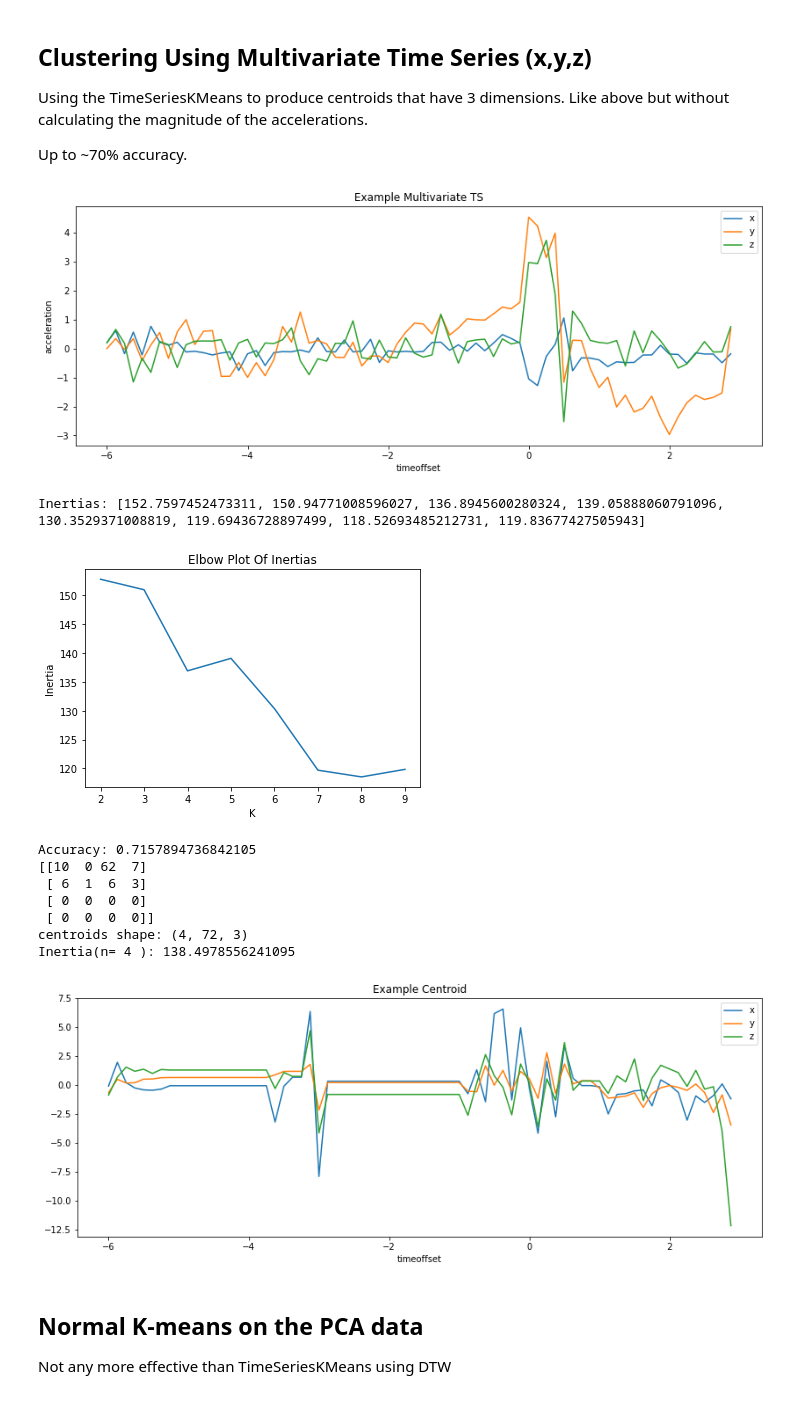
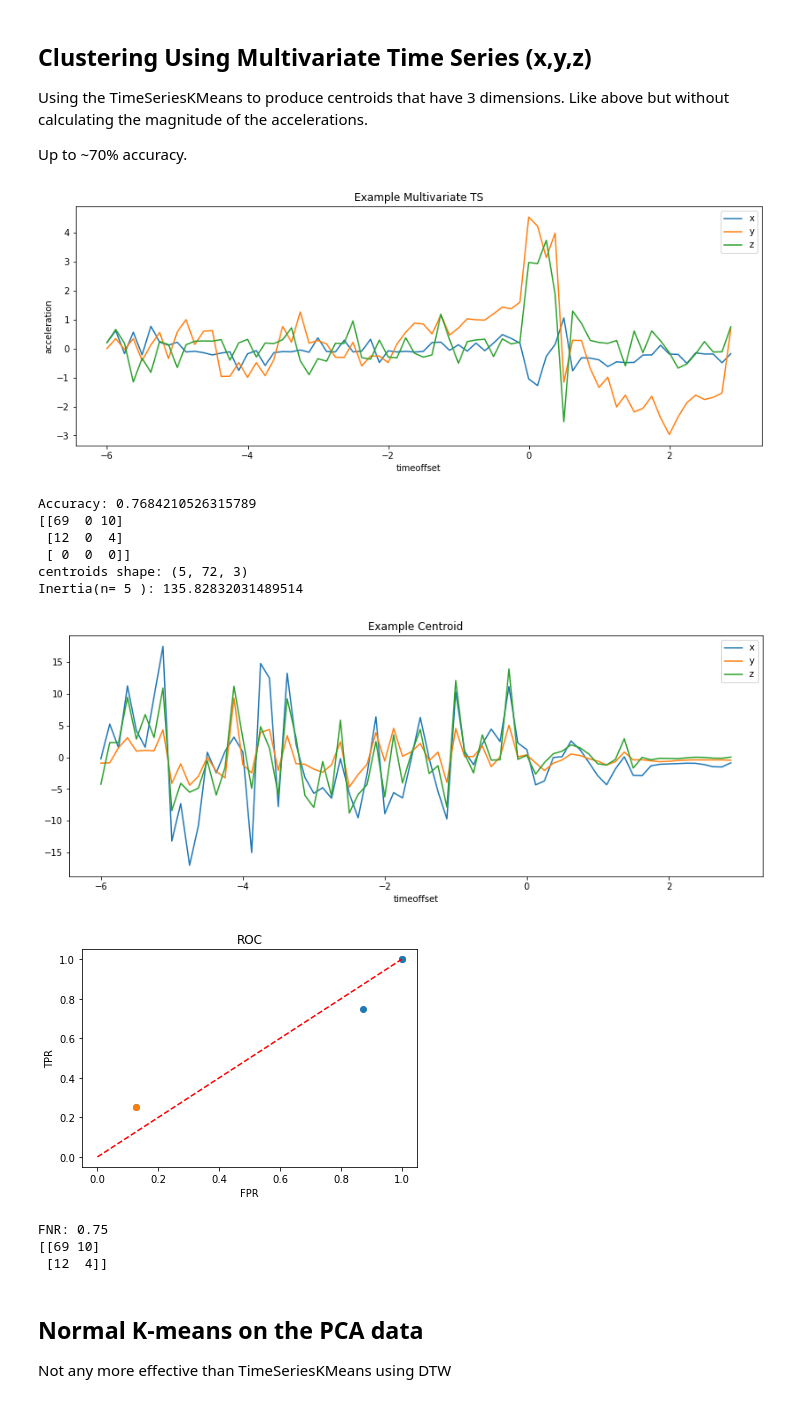
Before and after one commit to cwhite098/MDM3_Project1_Quartix, a Jupyter notebook: Data_Exploration.ipynb, the cells around one changed output. Cells and saved outputs as stored; diff of their text form; code cells hidden in the pictures.

Commit message:
added optimal clustering and roc to each clustering method

```diff
--- a/Data_Exploration.ipynb
+++ b/Data_Exploration.ipynb
@@ -350,7 +350,7 @@ plt.show()
 
 # Run KMeans with DTW
 n_clusters = 5
-km = TimeSeriesKMeans(n_clusters, metric='dtw', dtw_inertia=True)
+km = TimeSeriesKMeans(n_clusters, metric='softdtw', dtw_inertia=True)
 #km = KShape(n_clusters)
 km.fit(train_mags)
 y_pred = km.predict(test_mags)
@@ -377,6 +377,11 @@ for i in range(n_clusters):
     plt.plot(timeoffset, centroids[i,:])
 plt.title('Centroids'), plt.xlabel('timeoffset')
 plt.show()
+
+conmat = confusion_matrix(y, y_pred)
+optimal_mat, optimal_assignment, optimal_FNR = get_optimal_conmat(conmat)
+print('FNR:', optimal_FNR)
+print(optimal_mat)
 # %% [output]
 [figure]
 Explained Variances: [0.37889515 0.14535514 0.07110845 0.03839269]
@@ -419,50 +429,56 @@ for i in range(3):
 plt.title('Example Multivariate TS'), plt.xlabel('timeoffset'), plt.ylabel('acceleration'), plt.legend()
 plt.show()
 
-
+'''
 # Finding optimal number of clusters
 inertias = []
 for n in range(2,10):
     km = TimeSeriesKMeans(n, metric='dtw', dtw_inertia=True)
     km.fit(train_tilts)
     inertias.append(km.inertia_)
 print('Inertias:', inertias)
 plt.plot(range(2,10), inertias)
 plt.title('Elbow Plot Of Inertias'), plt.xlabel('K'), plt.ylabel('Inertia')
 plt.show()
-
+'''
 
 # Run KMeans with DTW
-n_clusters = 4
-km = TimeSeriesKMeans(n_clusters, metric='dtw', dtw_inertia=True)
+n_clusters = 5
+km = TimeSeriesKMeans(n_clusters, metric='softdtw', dtw_inertia=True)
 #km = KShape(n_clusters)
 km.fit(train_tilts)
 y_pred = km.predict(test_tilts)
 print('Accuracy:', acc(np.array(y), np.array(y_pred)))
 print(confusion_matrix(y, y_pred))
 centroids = km.cluster_centers_
 print('centroids shape:', centroids.shape)
 #centroids = np.reshape(centroids, (n_clusters,72))
 print('Inertia(n=',n_clusters,'):', km.inertia_)
 
 # Plot Example, multivariate centroid
 fig=plt.figure(figsize=(14,5))
 for i in range(3):
     plt.plot(timeoffset, centroids[1,:,i], label = dirs[i])
 plt.title('Example Centroid'), plt.xlabel('timeoffset'), plt.legend()
 plt.show()
+
+conmat = confusion_matrix(y, y_pred)
+optimal_mat, optimal_assignment, optimal_FNR = get_optimal_conmat(conmat)
+print('FNR:', optimal_FNR)
+print(optimal_mat)
 # %% [output]
 [figure]
-Inertias: [152.7597452473311, 150.94771008596027, 136.8945600280324, 139.05888060791096, 130.3529371008819, 119.69436728897499, 118.52693485212731, 119.83677427505943]
+Accuracy: 0.7684210526315789
+[[69  0 10]
+ [12  0  4]
+ [ 0  0  0]]
+centroids shape: (5, 72, 3)
+Inertia(n= 5 ): 135.82832031489514
-[figure, old version]
+[figure, new version]
+[figure, new version]
-Accuracy: 0.7157894736842105
-[[10  0 62  7]
- [ 6  1  6  3]
- [ 0  0  0  0]
- [ 0  0  0  0]]
-centroids shape: (4, 72, 3)
-Inertia(n= 4 ): 138.4978556241095
+FNR: 0.75
+[[69 10]
+ [12  4]]
-[figure, old version]
 # %% [markdown]
 ## Normal K-means on the PCA data
 Not any more effective than TimeSeriesKMeans using DTW
```
Also changed, not shown: parts of 6 cells of this notebook.
